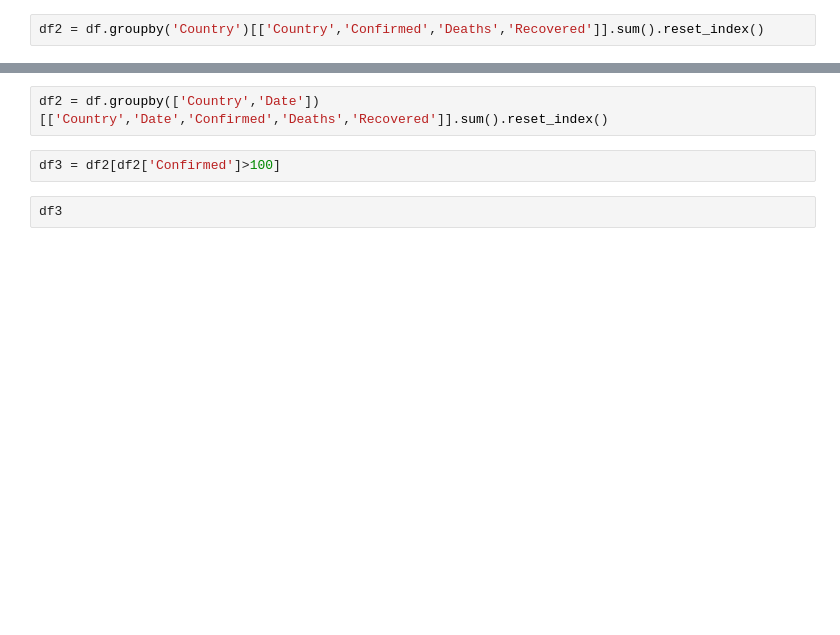
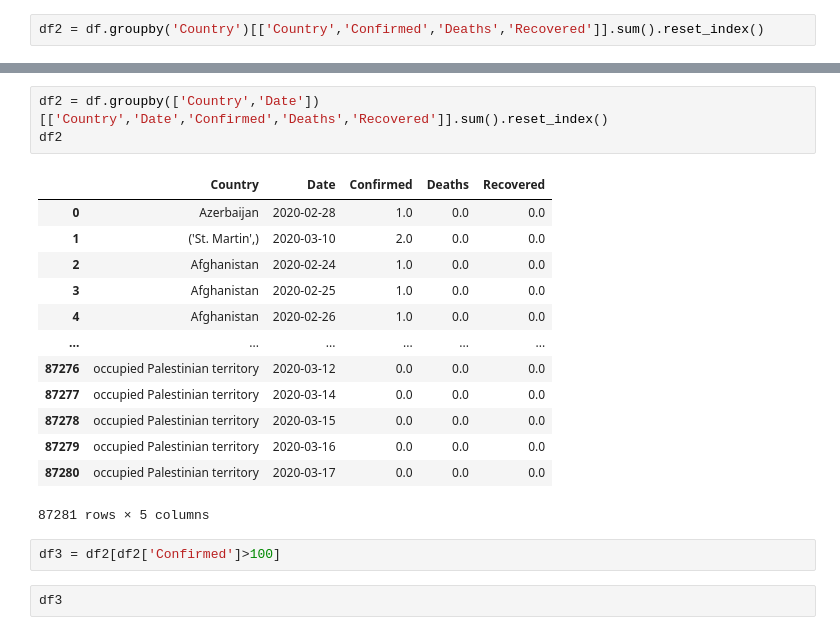
Before and after one commit to olgaklischuk/python-cource, a Jupyter notebook: freeCodeCamp_Python_for_Data_Science/MasteringPythonZeroToHero_part2.ipynb, the cells around one changed output, grey strips where cells are left out. Drawn from its saved outputs; the diff is of its cells as text; blank space fills up the shorter version.

```diff
--- a/freeCodeCamp_Python_for_Data_Science/MasteringPythonZeroToHero_part2.ipynb
+++ b/freeCodeCamp_Python_for_Data_Science/MasteringPythonZeroToHero_part2.ipynb
@@ -1216,5 +1239,20 @@ df2 = df.groupby('Country')[['Country','Confirmed','Deaths','Recovered']].sum().
 # %%
 df2 = df.groupby(['Country','Date'])[['Country','Date','Confirmed','Deaths','Recovered']].sum().reset_index()
+df2
+# %% [output]
+|  | Country | Date | Confirmed | Deaths | Recovered |
+| 0 | Azerbaijan | 2020-02-28 | 1.0 | 0.0 | 0.0 |
+| 1 | ('St. Martin',) | 2020-03-10 | 2.0 | 0.0 | 0.0 |
+| 2 | Afghanistan | 2020-02-24 | 1.0 | 0.0 | 0.0 |
+| 3 | Afghanistan | 2020-02-25 | 1.0 | 0.0 | 0.0 |
+| 4 | Afghanistan | 2020-02-26 | 1.0 | 0.0 | 0.0 |
+| ... | ... | ... | ... | ... | ... |
+| 87276 | occupied Palestinian territory | 2020-03-12 | 0.0 | 0.0 | 0.0 |
+| 87277 | occupied Palestinian territory | 2020-03-14 | 0.0 | 0.0 | 0.0 |
+| 87278 | occupied Palestinian territory | 2020-03-15 | 0.0 | 0.0 | 0.0 |
+| 87279 | occupied Palestinian territory | 2020-03-16 | 0.0 | 0.0 | 0.0 |
+| 87280 | occupied Palestinian territory | 2020-03-17 | 0.0 | 0.0 | 0.0 |
+87281 rows × 5 columns
 # %%
 df3 = df2[df2['Confirmed']>100]
 # %%
```
Also changed, not shown: parts of 9 cells of this notebook.
